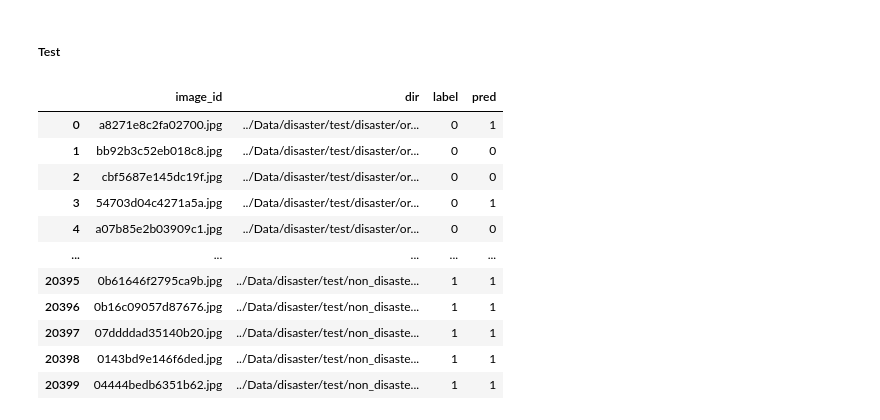
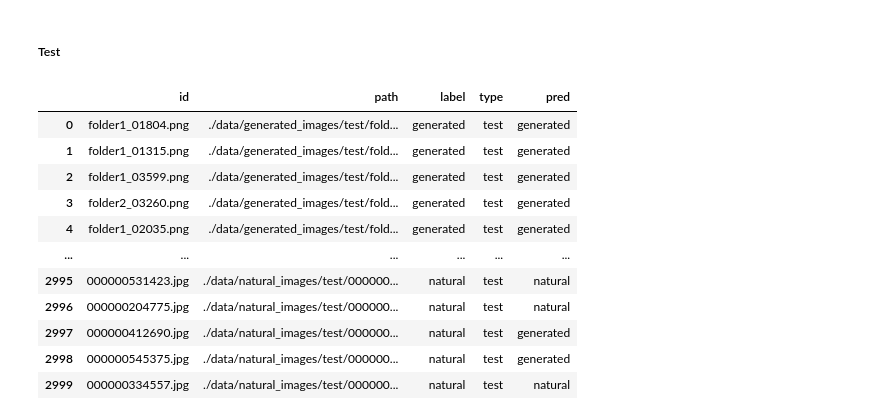
Before and after one commit to hojunking/generated_image_classifier, a Jupyter notebook: train.ipynb, the cells around one changed output. Cells and saved outputs as stored; diff of their text form; code cells hidden in the pictures.

```diff
--- a/train.ipynb
+++ b/train.ipynb
@@ -33,7 +27,7 @@ print(torch.__version__)
 # %%
 CFG = {
     'seed': 42,
-    'model': 'inception_resnet_v2',
+    'model': 'resnet50',
     'img_size': 256,
     'epochs': 200,
     'train_bs':128,
@@ -144,7 +137,7 @@ train
 # %%
 time_now = dt.datetime.now()
 run_id = time_now.strftime("%Y%m%d%H%M")
-project_name = 'disaster_'+ 'icp_res'
+project_name = 'gen_'+ 'icp_res'
 user = 'hojunking'
 run_name = project_name + '_' + run_id
 # %%
@@ -589,61 +535,69 @@ test
 # %%
-########################## inference #############################
 def inference(model, data_loader, device):
     model.eval()
     image_preds_all = []
 
-    pbar = tqdm(enumerate(data_loader), total=len(data_loader))
-    for step, (imgs) in pbar:
-        imgs = imgs.to(device).float()
+    pbar = tqdm(enumerate(data_loader), total=len(data_loader), desc="Inference Batches")
+    with torch.no_grad():  # No gradients needed for inference
+        for step, imgs in pbar:
+            imgs = imgs.to(device).float()
 
-        image_preds = model(imgs)   #output = model(input)
-        image_preds_all += [torch.softmax(image_preds, 1).detach().cpu().numpy()]
+            # Forward pass
+            image_preds = model(imgs)
+            # Apply softmax to calculate probabilities
+            image_preds_all.append(torch.softmax(image_preds, 1).detach().cpu().numpy())
 
+    # Concatenate all batch predictions
     image_preds_all = np.concatenate(image_preds_all, axis=0)
     return image_preds_all
 # %% [markdown]
 ##### Test
 # %%
-# RUN INFERENCE
-model = baseModel(CFG['model'], test.label.nunique(), pretrained=True)
-load_model = CFG['model_path'] + '/disaster_icp_res_202307080058/' + CFG['model'] + '.pth'
-test_dir = test.dir.values
+# Initialize the model with the right architecture and number of classes
+model = baseModel(CFG['model'], df_test.label.nunique(), pretrained=True)
 
-tst_ds = CustomDataset(test, test_dir, transform=transform_test, output_label=False)
+# Load the trained weights into the model
+load_model_path = CFG['model_path'] + '/gen_icp_res_202312262110/' + CFG['model'] + '.pth'
+model.load_state_dict(torch.load(load_model_path, map_location=device))
+
+# Prepare the test dataset and loader
+tst_ds = CustomDataset(df_test, transform=transform, output_label=False)
 tst_loader = torch.utils.data.DataLoader(
     tst_ds,
     batch_size=CFG['train_bs'],
     num_workers=CFG['num_workers'],
     shuffle=False,
     pin_memory=True
 )
-device = torch.device(CFG['device'])
 
-#INFERENCE VIA MULTI-GPU
-if torch.cuda.device_count() > 1:
-        model = nn.DataParallel(model)
+# Move the model to the appropriate device (CPU or GPU)
 model.to(device)
 
-# RUN INFERENCE
-predictions = []
-model.load_state_dict(torch.load(load_model))
+# Wrap the model with DataParallel if using multiple GPUs
+if torch.cuda.device_count() > 1:
+    model = nn.DataParallel(model)
+
+# Run inference and collect predictions
 with torch.no_grad():
-    predictions += [inference(model, tst_loader, device)]
+    predictions = inference(model, tst_loader, device)
 
+# Assuming the task is a classification, convert softmax outputs to predicted class labels
+df_test['pred'] = np.argmax(predictions, axis=1)
 
-predictions = np.mean(predictions, axis=0)
-test['pred'] = np.argmax(predictions, axis=1)
-test
+## Decode labels & Predictions
+df_test['label'] = le.inverse_transform(df_test['label'].values)
+df_test['pred'] = le.inverse_transform(df_test['pred'].values)
+df_test
 # %% [output]
-|  | image_id | dir | label | pred |
-| 0 | a8271e8c2fa02700.jpg | ../Data/disaster/test/disaster/or... | 0 | 1 |
-| 1 | bb92b3c52eb018c8.jpg | ../Data/disaster/test/disaster/or... | 0 | 0 |
-| 2 | cbf5687e145dc19f.jpg | ../Data/disaster/test/disaster/or... | 0 | 0 |
-| 3 | 54703d04c4271a5a.jpg | ../Data/disaster/test/disaster/or... | 0 | 1 |
-| 4 | a07b85e2b03909c1.jpg | ../Data/disaster/test/disaster/or... | 0 | 0 |
-| ... | ... | ... | ... | ... |
-| 20395 | 0b61646f2795ca9b.jpg | ../Data/disaster/test/non_disaste... | 1 | 1 |
-| 20396 | 0b16c09057d87676.jpg | ../Data/disaster/test/non_disaste... | 1 | 1 |
-| 20397 | 07ddddad35140b20.jpg | ../Data/disaster/test/non_disaste... | 1 | 1 |
-| 20398 | 0143bd9e146f6ded.jpg | ../Data/disaster/test/non_disaste... | 1 | 1 |
-| 20399 | 04444bedb6351b62.jpg | ../Data/disaster/test/non_disaste... | 1 | 1 |
+|  | id | path | label | type | pred |
+| 0 | folder1_01804.png | ./data/generated_images/test/fold... | generated | test | generated |
+| 1 | folder1_01315.png | ./data/generated_images/test/fold... | generated | test | generated |
+| 2 | folder1_03599.png | ./data/generated_images/test/fold... | generated | test | generated |
+| 3 | folder2_03260.png | ./data/generated_images/test/fold... | generated | test | generated |
+| 4 | folder1_02035.png | ./data/generated_images/test/fold... | generated | test | generated |
+| ... | ... | ... | ... | ... | ... |
+| 2995 | 000000531423.jpg | ./data/natural_images/test/000000... | natural | test | natural |
+| 2996 | 000000204775.jpg | ./data/natural_images/test/000000... | natural | test | natural |
+| 2997 | 000000412690.jpg | ./data/natural_images/test/000000... | natural | test | generated |
+| 2998 | 000000545375.jpg | ./data/natural_images/test/000000... | natural | test | generated |
+| 2999 | 000000334557.jpg | ./data/natural_images/test/000000... | natural | test | natural |
```
Also changed, not shown: parts of 31 cells of this notebook, 3 other files.
